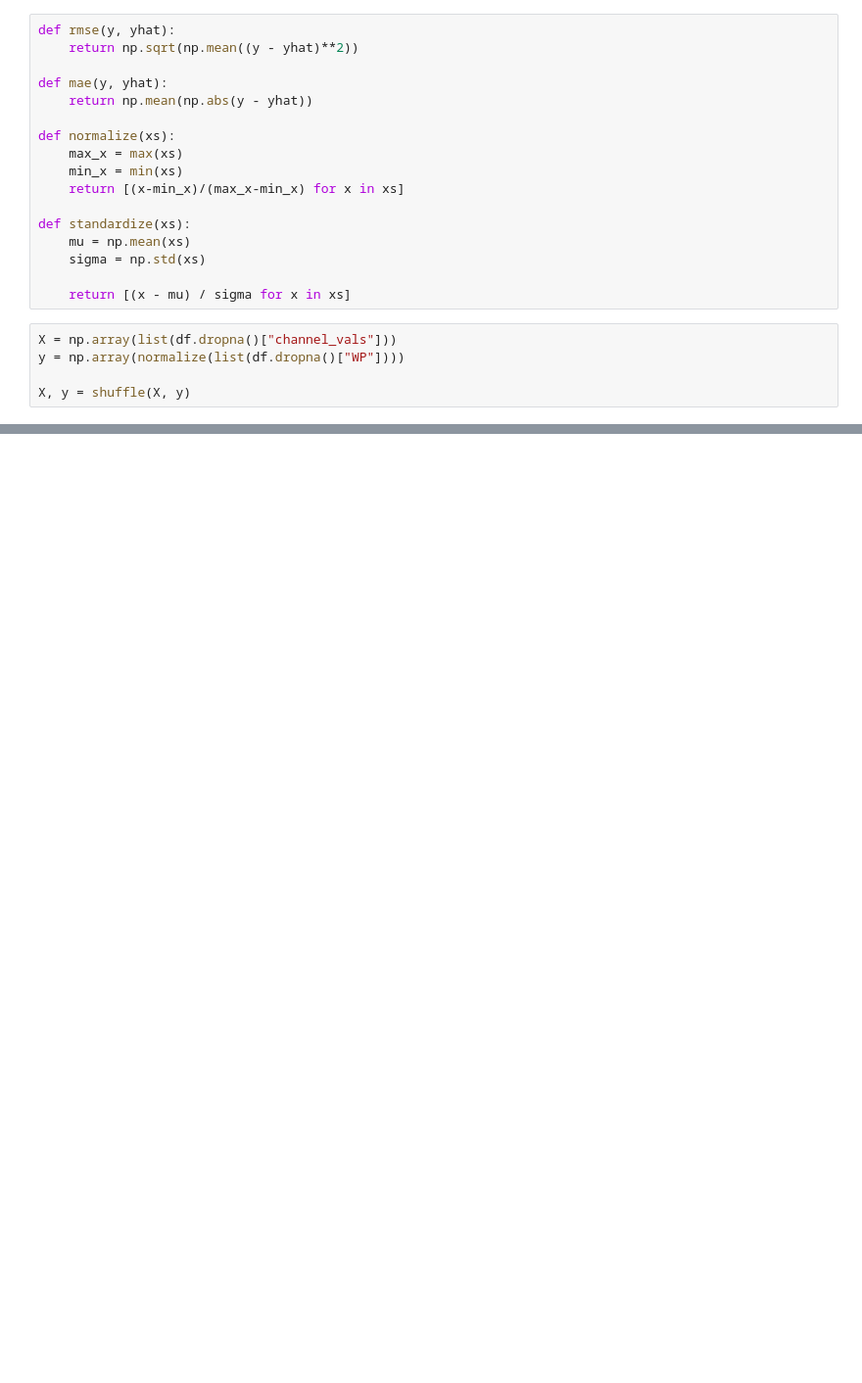
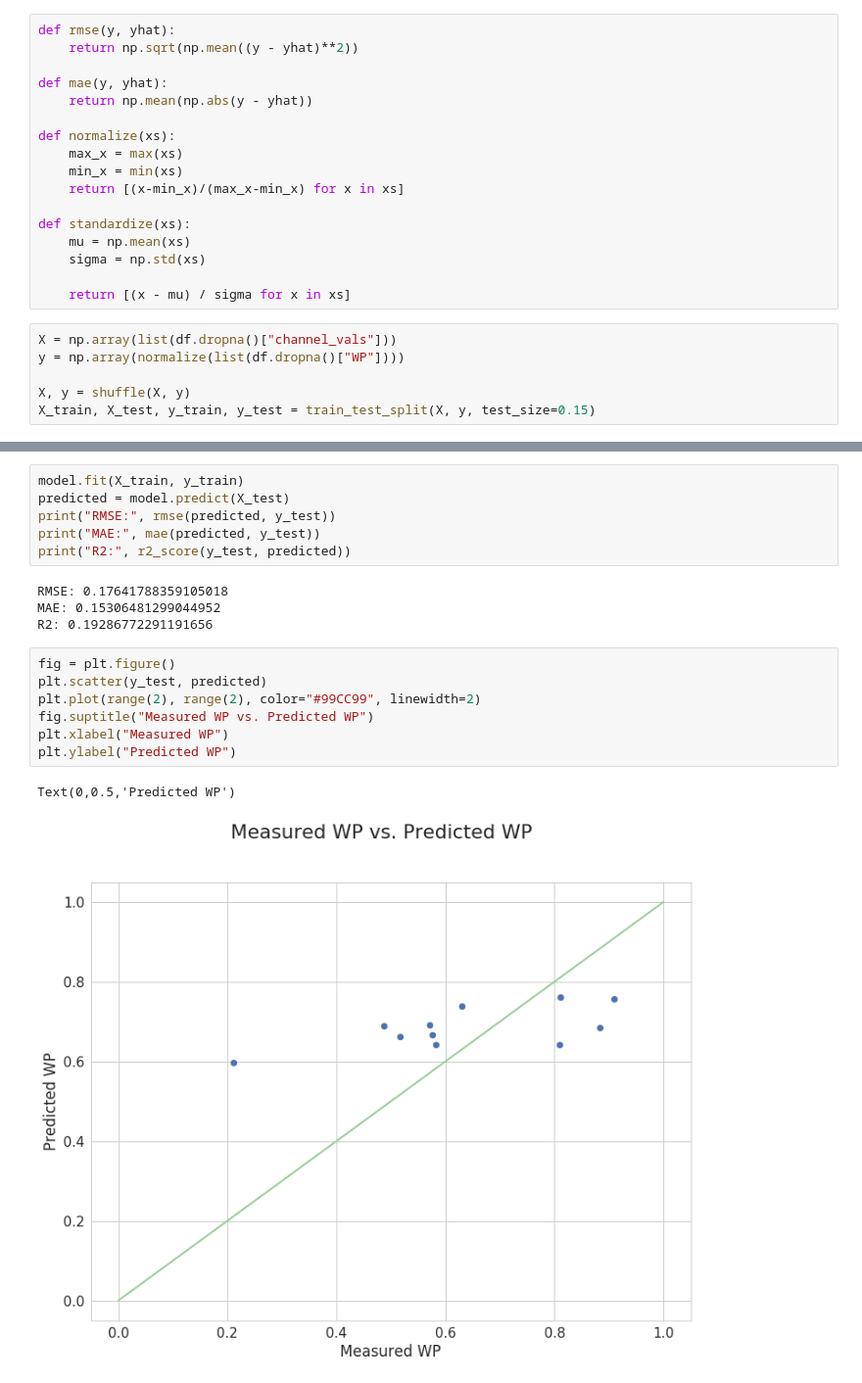
Before and after one commit to cheripai/thesis, a Jupyter notebook: notebooks/Orange_Raster_Analysis.ipynb, the cells around one changed output, grey strips where cells are left out. Shown at 98% size. Saved outputs shown, nothing was run; the diff lists cells and outputs as text; blank space fills up the shorter version.

```diff
--- a/notebooks/Orange_Raster_Analysis.ipynb
+++ b/notebooks/Orange_Raster_Analysis.ipynb
@@ -187,3 +202,4 @@ X = np.array(list(df.dropna()["channel_vals"]))
 y = np.array(normalize(list(df.dropna()["WP"])))
 
 X, y = shuffle(X, y)
+X_train, X_test, y_train, y_test = train_test_split(X, y, test_size=0.15)
@@ -189,0 +216,20 @@ X, y = shuffle(X, y)
+# %%
+model.fit(X_train, y_train)
+predicted = model.predict(X_test)
+print("RMSE:", rmse(predicted, y_test))
+print("MAE:", mae(predicted, y_test))
+print("R2:", r2_score(y_test, predicted))
+# %% [output]
+RMSE: 0.17641788359105018
+MAE: 0.15306481299044952
+R2: 0.19286772291191656
+# %%
+fig = plt.figure()
+plt.scatter(y_test, predicted)
+plt.plot(range(2), range(2), color="#99CC99", linewidth=2)
+fig.suptitle("Measured WP vs. Predicted WP")
+plt.xlabel("Measured WP")
+plt.ylabel("Predicted WP")
+# %% [output]
+Text(0,0.5,'Predicted WP')
+[figure, added]
```
Also changed, not shown: parts of 20 cells of this notebook, 1 other file.
